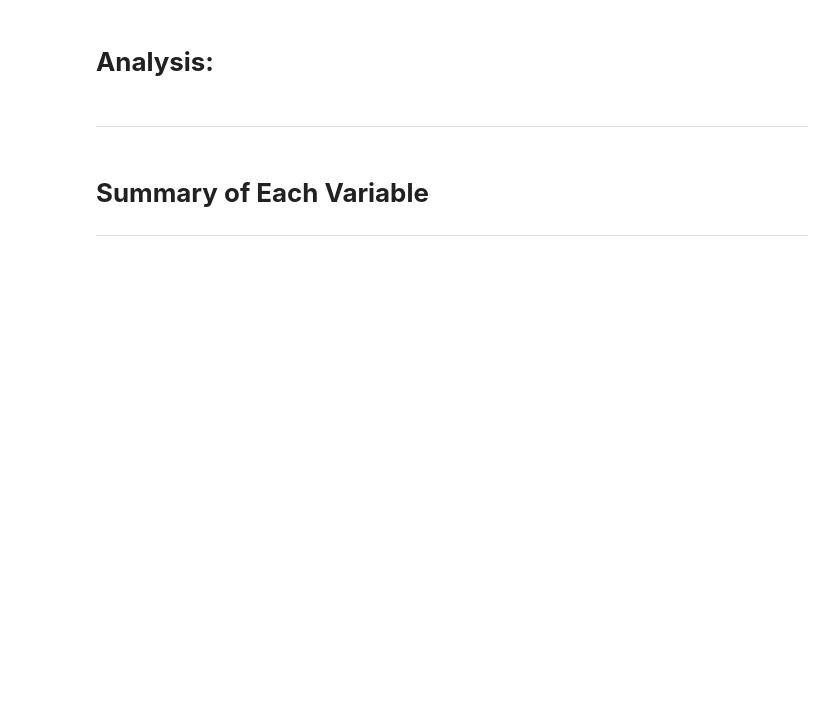
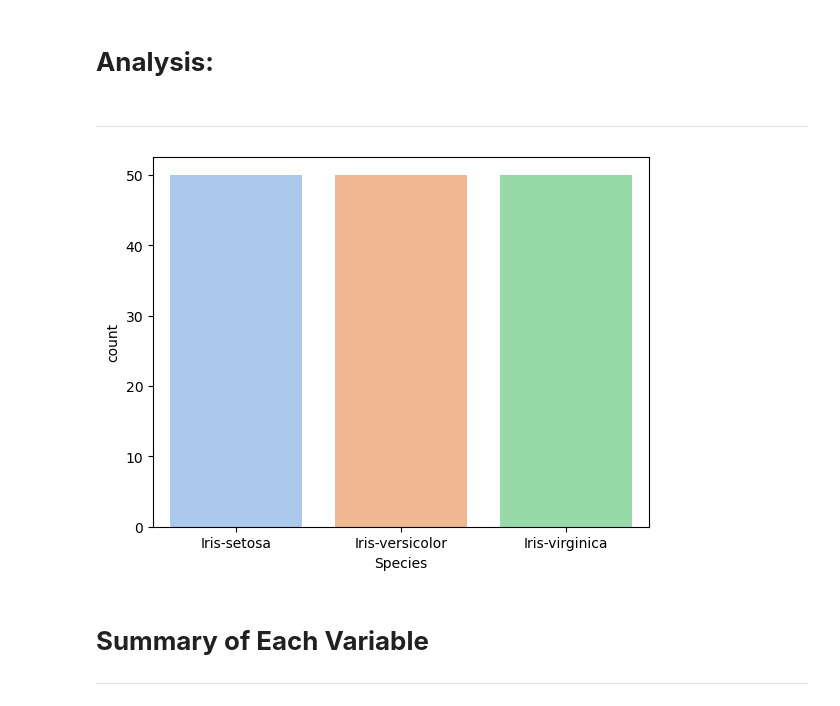
Before and after one commit to briannemcgrath/pands-project, a Jupyter notebook: analysis.ipynb, the cells around one changed output. Drawn from its saved outputs; the diff is of its cells as text; code cells hidden in the pictures; blank space fills up the shorter version.

```diff
--- a/analysis.ipynb
+++ b/analysis.ipynb
@@ -130,6 +130,12 @@ Name: count, dtype: int64
 # **Analysis:**
 # %% [markdown]
 ***
+# %%
+#Count Plot of each Species
+sns.countplot(x='Species', data=df, palette='pastel')
+plt.show()
+# %% [output]
+[figure, added]
 # %% [markdown]
 # **Summary of Each Variable**
 
```
Also changed, not shown: parts of 8 cells of this notebook.
